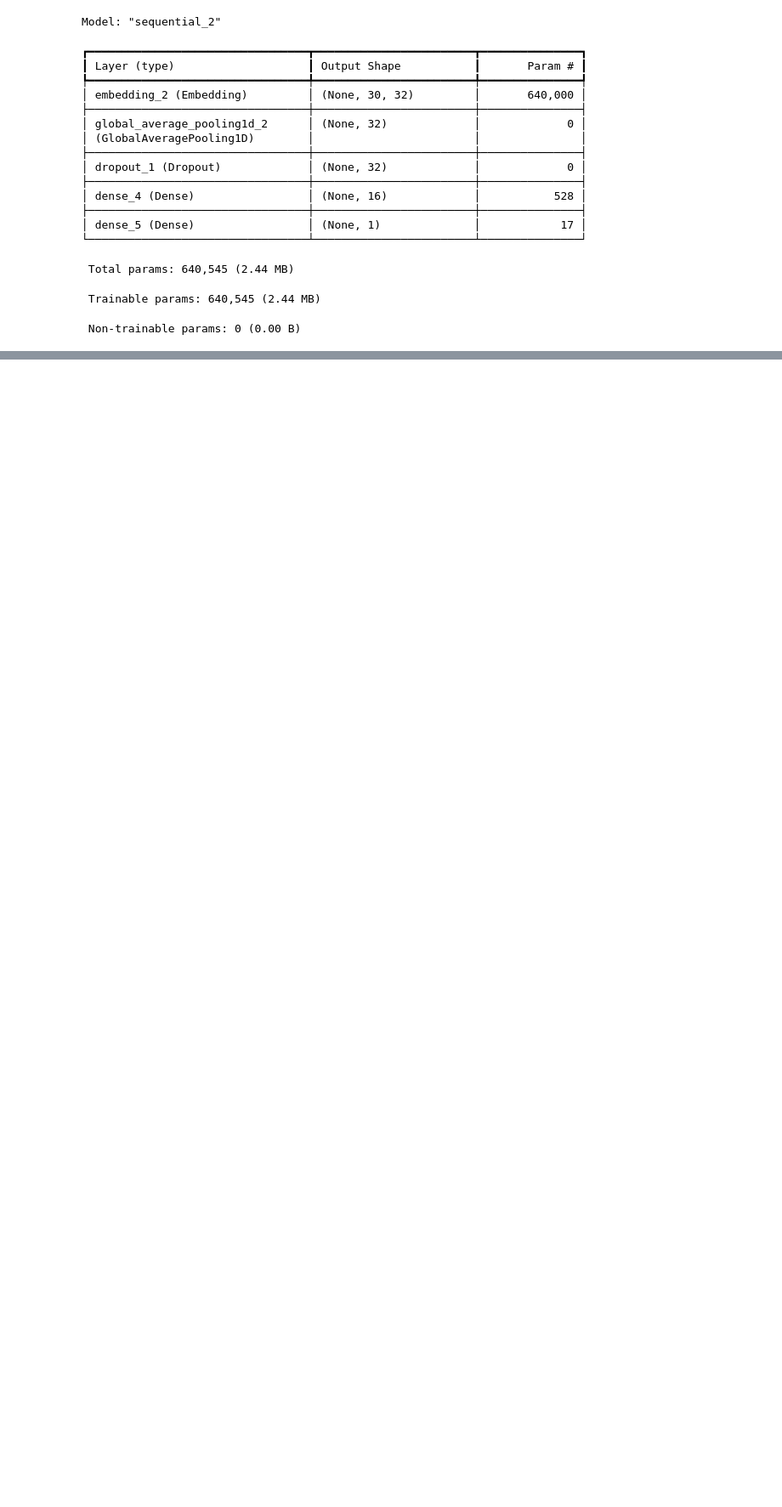
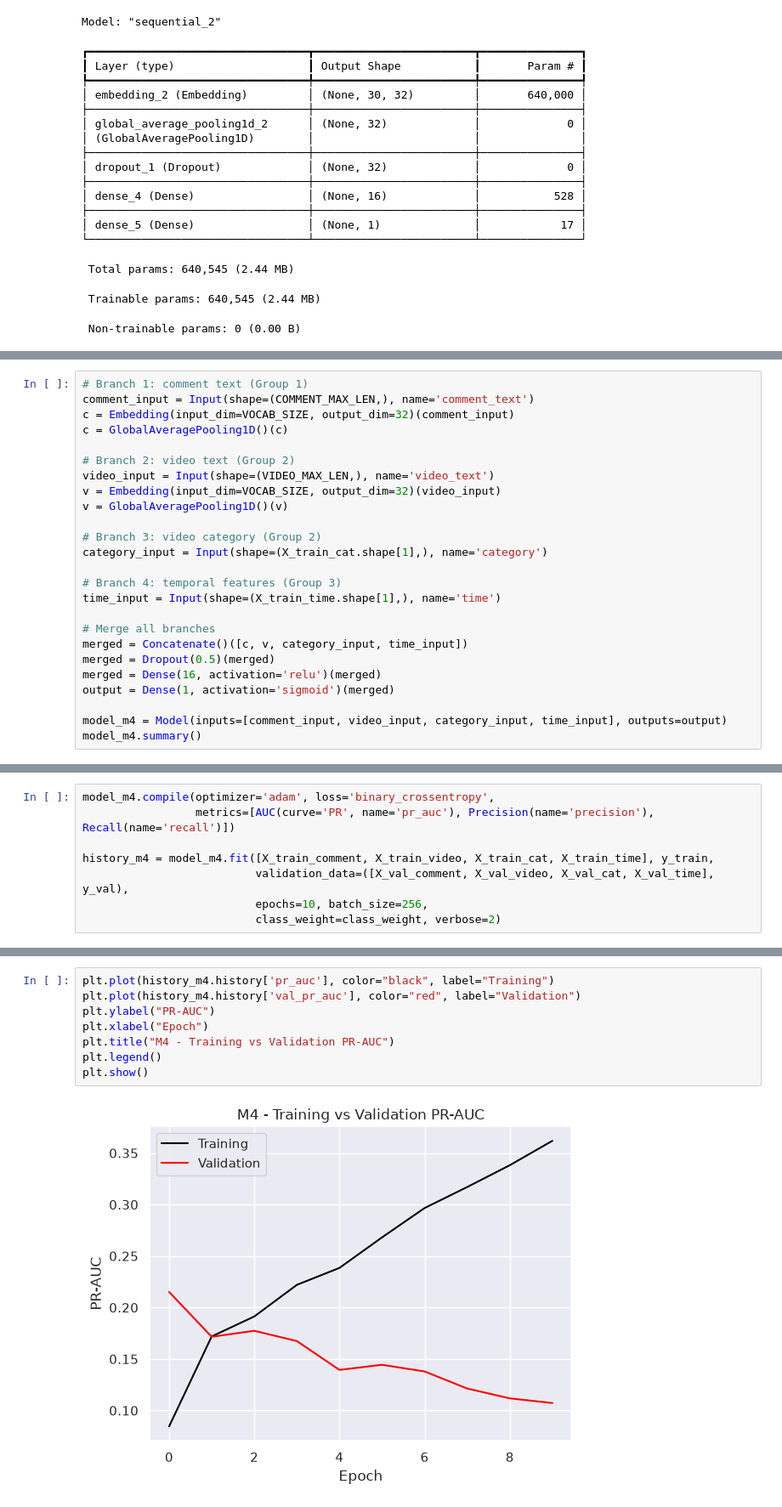
Before and after one commit to fundaBa/IntegratedCA1, a Jupyter notebook: Advanced Data Analysis.ipynb, the cells around one changed output, grey strips where cells are left out. Shown at 85% size. Drawn from its saved outputs; the diff is of its cells as text; blank space fills up the shorter version.

```diff
--- a/Advanced Data Analysis.ipynb
+++ b/Advanced Data Analysis.ipynb
@@ -686,0 +775,25 @@ plt.show()
+# %%
+# Branch 1: comment text (Group 1)
+comment_input = Input(shape=(COMMENT_MAX_LEN,), name='comment_text')
+c = Embedding(input_dim=VOCAB_SIZE, output_dim=32)(comment_input)
+c = GlobalAveragePooling1D()(c)
+
+# Branch 2: video text (Group 2)
+video_input = Input(shape=(VIDEO_MAX_LEN,), name='video_text')
+v = Embedding(input_dim=VOCAB_SIZE, output_dim=32)(video_input)
+v = GlobalAveragePooling1D()(v)
+
+# Branch 3: video category (Group 2)
+category_input = Input(shape=(X_train_cat.shape[1],), name='category')
+
+# Branch 4: temporal features (Group 3)
+time_input = Input(shape=(X_train_time.shape[1],), name='time')
+
+# Merge all branches
+merged = Concatenate()([c, v, category_input, time_input])
+merged = Dropout(0.5)(merged)
+merged = Dense(16, activation='relu')(merged)
+output = Dense(1, activation='sigmoid')(merged)
+
+model_m4 = Model(inputs=[comment_input, video_input, category_input, time_input], outputs=output)
+model_m4.summary()
@@ -686,0 +824,8 @@ plt.show()
+# %%
+model_m4.compile(optimizer='adam', loss='binary_crossentropy',
+                 metrics=[AUC(curve='PR', name='pr_auc'), Precision(name='precision'), Recall(name='recall')])
+
+history_m4 = model_m4.fit([X_train_comment, X_train_video, X_train_cat, X_train_time], y_train,
+                          validation_data=([X_val_comment, X_val_video, X_val_cat, X_val_time], y_val),
+                          epochs=10, batch_size=256,
+                          class_weight=class_weight, verbose=2)
@@ -686,0 +867,10 @@ plt.show()
+# %%
+plt.plot(history_m4.history['pr_auc'], color="black", label="Training")
+plt.plot(history_m4.history['val_pr_auc'], color="red", label="Validation")
+plt.ylabel("PR-AUC")
+plt.xlabel("Epoch")
+plt.title("M4 - Training vs Validation PR-AUC")
+plt.legend()
+plt.show()
+# %% [output]
+[figure, added]
```
Also changed, not shown: parts of 63 cells of this notebook.
